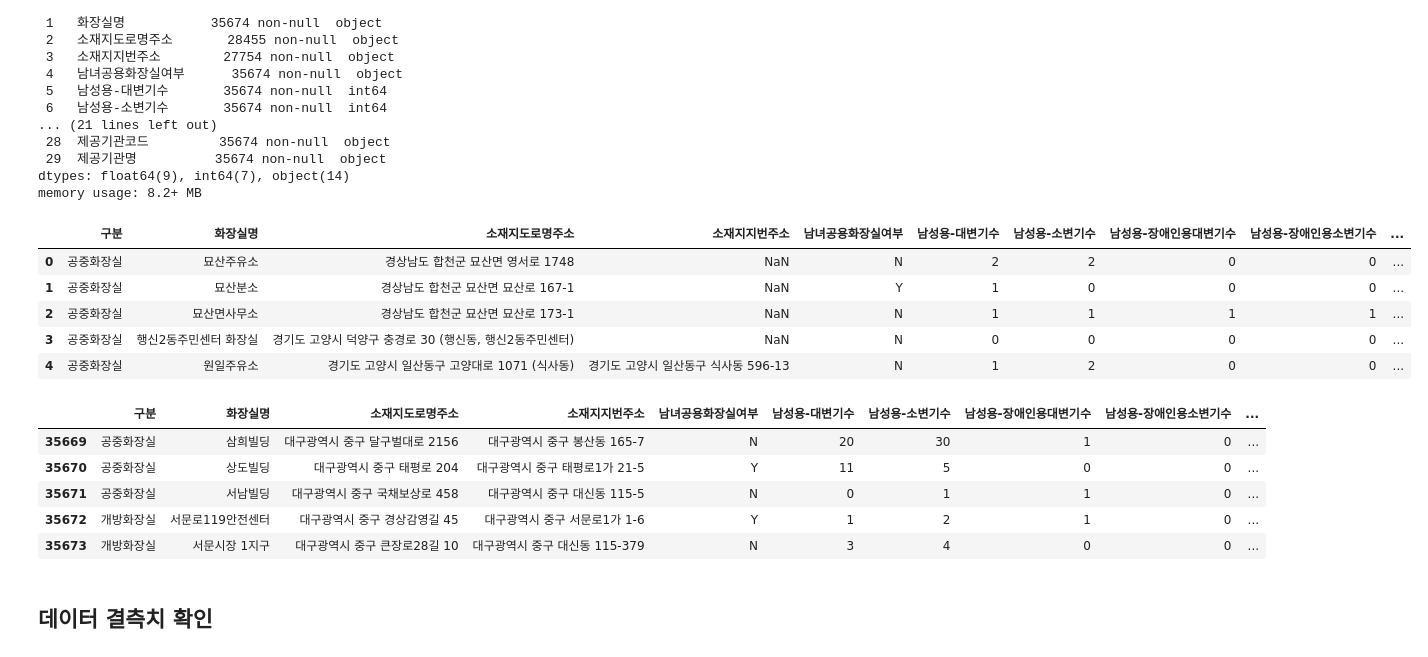
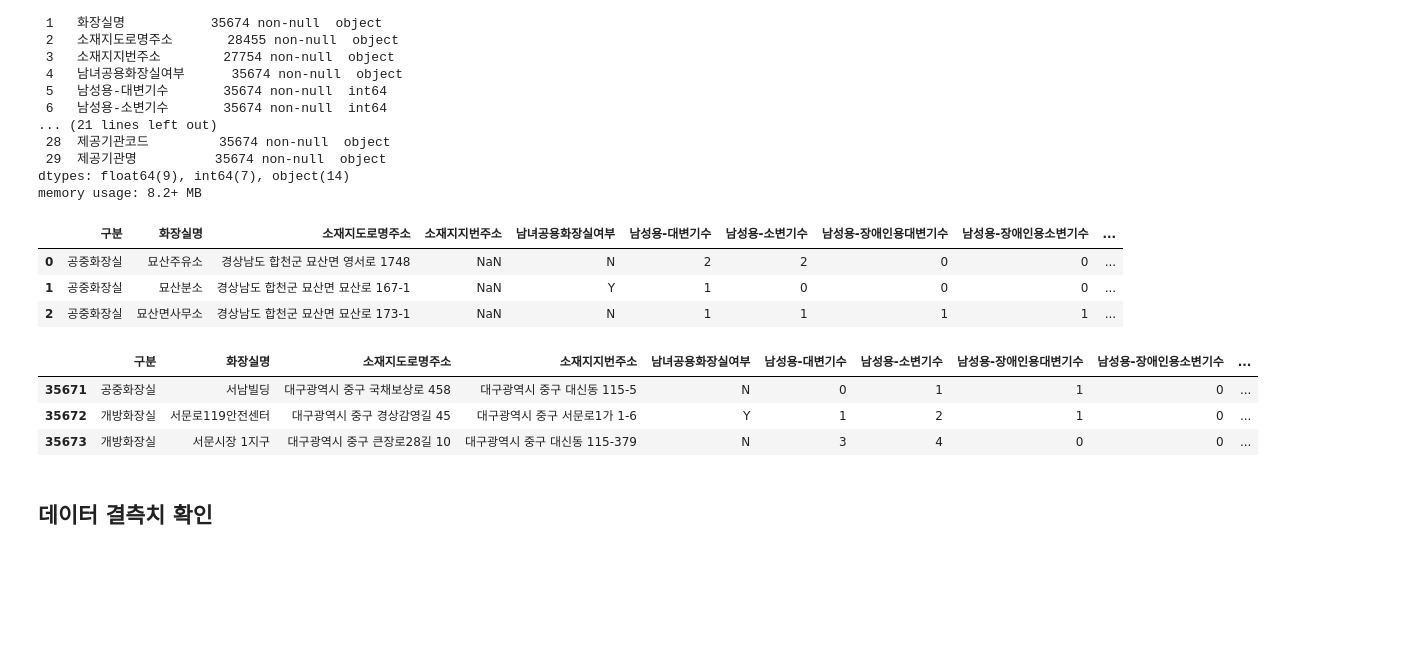
Before and after one commit to SonHyeok/toilet, a Jupyter notebook: 공중화장실.ipynb, the cells around one changed output. Drawn from its saved outputs; the diff is of its cells as text; code cells hidden in the pictures; blank space fills up the shorter version.

```diff
--- a/공중화장실.ipynb
+++ b/공중화장실.ipynb
@@ -61,20 +61,16 @@ Data columns (total 30 columns):
 dtypes: float64(9), int64(7), object(14)
 memory usage: 8.2+ MB
 # %%
-df.head(5)
+df.head(3)
 # %% [output]
 |  | 구분 | 화장실명 | 소재지도로명주소 | 소재지지번주소 | 남녀공용화장실여부 | 남성용-대변기수 | 남성용-소변기수 | 남성용-장애인용대변기수 | 남성용-장애인용소변기수 | ... |
 | 0 | 공중화장실 | 묘산주유소 | 경상남도 합천군 묘산면 영서로 1748 | NaN | N | 2 | 2 | 0 | 0 | ... |
 | 1 | 공중화장실 | 묘산분소 | 경상남도 합천군 묘산면 묘산로 167-1 | NaN | Y | 1 | 0 | 0 | 0 | ... |
 | 2 | 공중화장실 | 묘산면사무소 | 경상남도 합천군 묘산면 묘산로 173-1 | NaN | N | 1 | 1 | 1 | 1 | ... |
-| 3 | 공중화장실 | 행신2동주민센터 화장실 | 경기도 고양시 덕양구 충경로 30 (행신동, 행신2동주민센터) | NaN | N | 0 | 0 | 0 | 0 | ... |
-| 4 | 공중화장실 | 원일주유소 | 경기도 고양시 일산동구 고양대로 1071 (식사동) | 경기도 고양시 일산동구 식사동 596-13 | N | 1 | 2 | 0 | 0 | ... |
 # %%
-df.tail(5)
+df.tail(3)
 # %% [output]
 |  | 구분 | 화장실명 | 소재지도로명주소 | 소재지지번주소 | 남녀공용화장실여부 | 남성용-대변기수 | 남성용-소변기수 | 남성용-장애인용대변기수 | 남성용-장애인용소변기수 | ... |
-| 35669 | 공중화장실 | 삼희빌딩 | 대구광역시 중구 달구벌대로 2156 | 대구광역시 중구 봉산동 165-7 | N | 20 | 30 | 1 | 0 | ... |
-| 35670 | 공중화장실 | 상도빌딩 | 대구광역시 중구 태평로 204 | 대구광역시 중구 태평로1가 21-5 | Y | 11 | 5 | 0 | 0 | ... |
 | 35671 | 공중화장실 | 서남빌딩 | 대구광역시 중구 국채보상로 458 | 대구광역시 중구 대신동 115-5 | N | 0 | 1 | 1 | 0 | ... |
 | 35672 | 개방화장실 | 서문로119안전센터 | 대구광역시 중구 경상감영길 45 | 대구광역시 중구 서문로1가 1-6 | Y | 1 | 2 | 1 | 0 | ... |
 | 35673 | 개방화장실 | 서문시장 1지구 | 대구광역시 중구 큰장로28길 10 | 대구광역시 중구 대신동 115-379 | N | 3 | 4 | 0 | 0 | ... |
```
Also changed, not shown: parts of 28 cells of this notebook.
